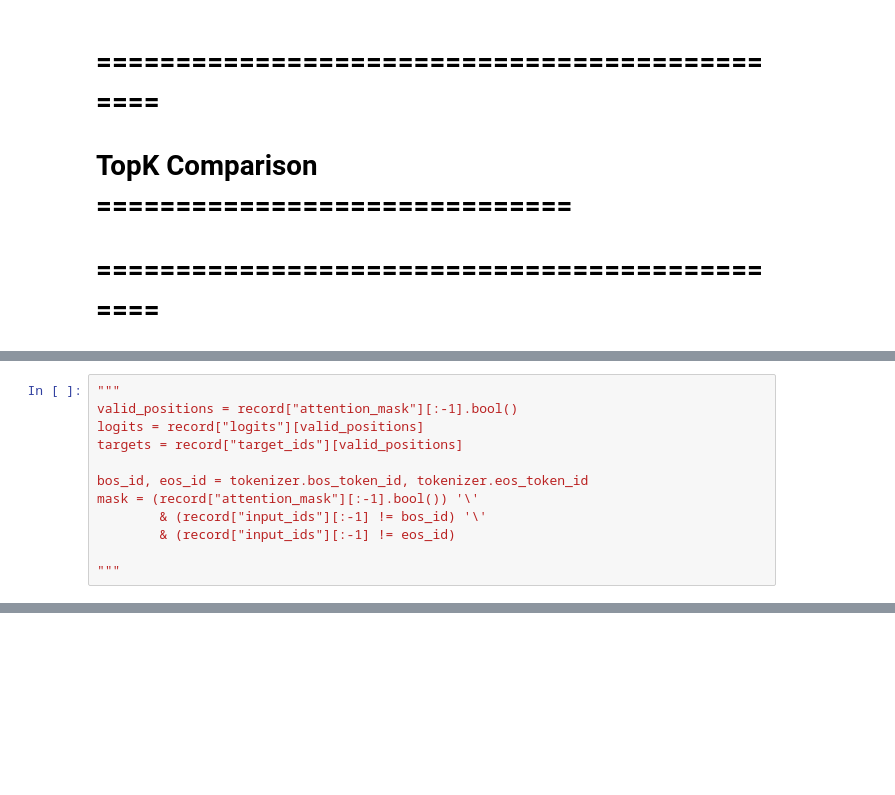
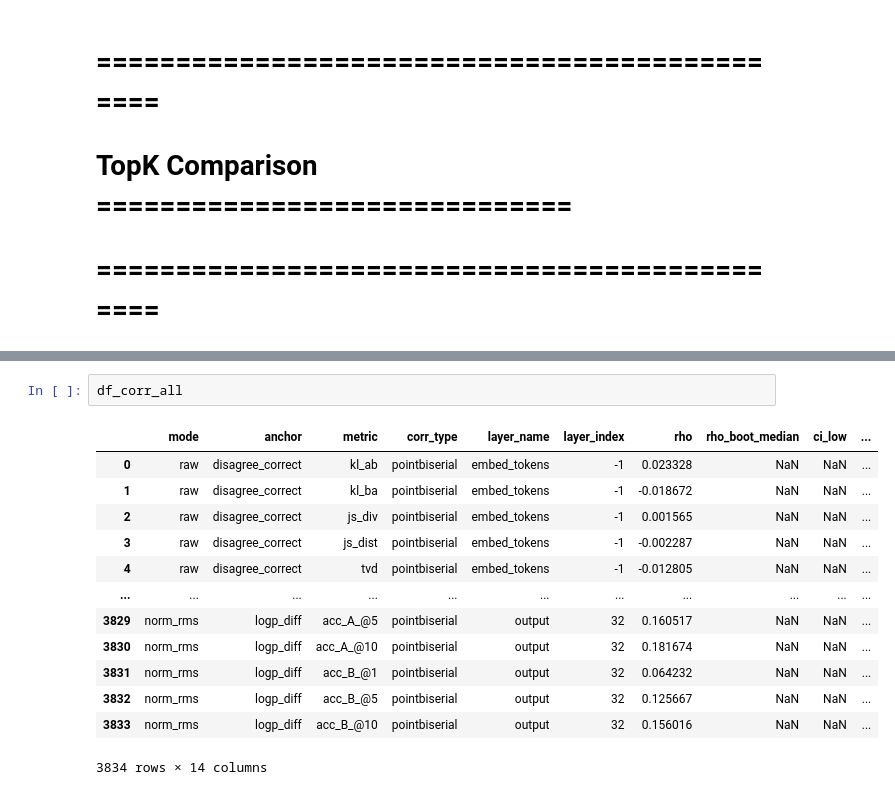
Before and after one commit to AnnemetteBP/LogitDiffLens, a Jupyter notebook: logit_lens.ipynb, the cells around one changed output, grey strips where cells are left out. Cells and saved outputs as stored; diff of their text form; blank space fills up the shorter version.

```diff
--- a/logit_lens.ipynb
+++ b/logit_lens.ipynb
@@ -993,12 +577,0 @@ df_raw = pd.read_parquet("logs/new_summary/run_raw.parquet")
-# %%
-"""
-valid_positions = record["attention_mask"][:-1].bool()
-logits = record["logits"][valid_positions]
-targets = record["target_ids"][valid_positions]
-
-bos_id, eos_id = tokenizer.bos_token_id, tokenizer.eos_token_id
-mask = (record["attention_mask"][:-1].bool()) '\'
-        & (record["input_ids"][:-1] != bos_id) '\'
-        & (record["input_ids"][:-1] != eos_id)
-
-"""
@@ -1363,0 +2140,16 @@ run_projection_comparison_single_batch(
+# %%
+df_corr_all
+# %% [output]
+|  | mode | anchor | metric | corr_type | layer_name | layer_index | rho | rho_boot_median | ci_low | ... |
+| 0 | raw | disagree_correct | kl_ab | pointbiserial | embed_tokens | -1 | 0.023328 | NaN | NaN | ... |
+| 1 | raw | disagree_correct | kl_ba | pointbiserial | embed_tokens | -1 | -0.018672 | NaN | NaN | ... |
+| 2 | raw | disagree_correct | js_div | pointbiserial | embed_tokens | -1 | 0.001565 | NaN | NaN | ... |
+| 3 | raw | disagree_correct | js_dist | pointbiserial | embed_tokens | -1 | -0.002287 | NaN | NaN | ... |
+| 4 | raw | disagree_correct | tvd | pointbiserial | embed_tokens | -1 | -0.012805 | NaN | NaN | ... |
+| ... | ... | ... | ... | ... | ... | ... | ... | ... | ... | ... |
+| 3829 | norm_rms | logp_diff | acc_A_@5 | pointbiserial | output | 32 | 0.160517 | NaN | NaN | ... |
+| 3830 | norm_rms | logp_diff | acc_A_@10 | pointbiserial | output | 32 | 0.181674 | NaN | NaN | ... |
+| 3831 | norm_rms | logp_diff | acc_B_@1 | pointbiserial | output | 32 | 0.064232 | NaN | NaN | ... |
+| 3832 | norm_rms | logp_diff | acc_B_@5 | pointbiserial | output | 32 | 0.125667 | NaN | NaN | ... |
+| 3833 | norm_rms | logp_diff | acc_B_@10 | pointbiserial | output | 32 | 0.156016 | NaN | NaN | ... |
+3834 rows × 14 columns
```
Also changed, not shown: parts of 90 cells of this notebook, 1 other file.
